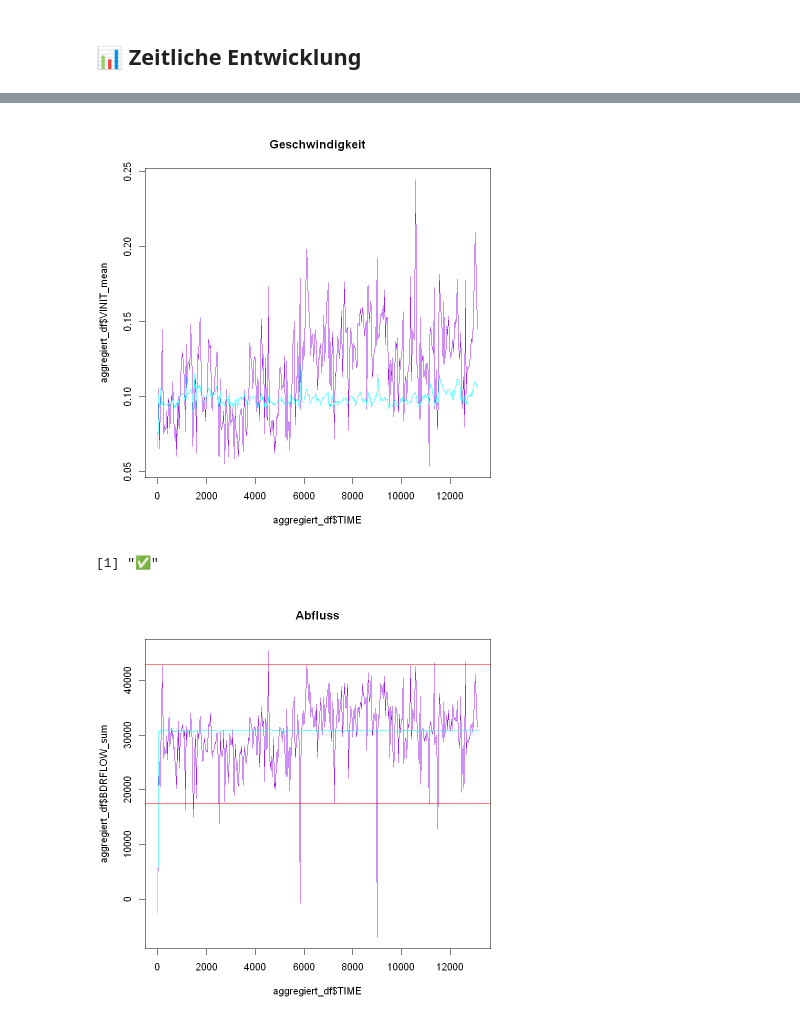
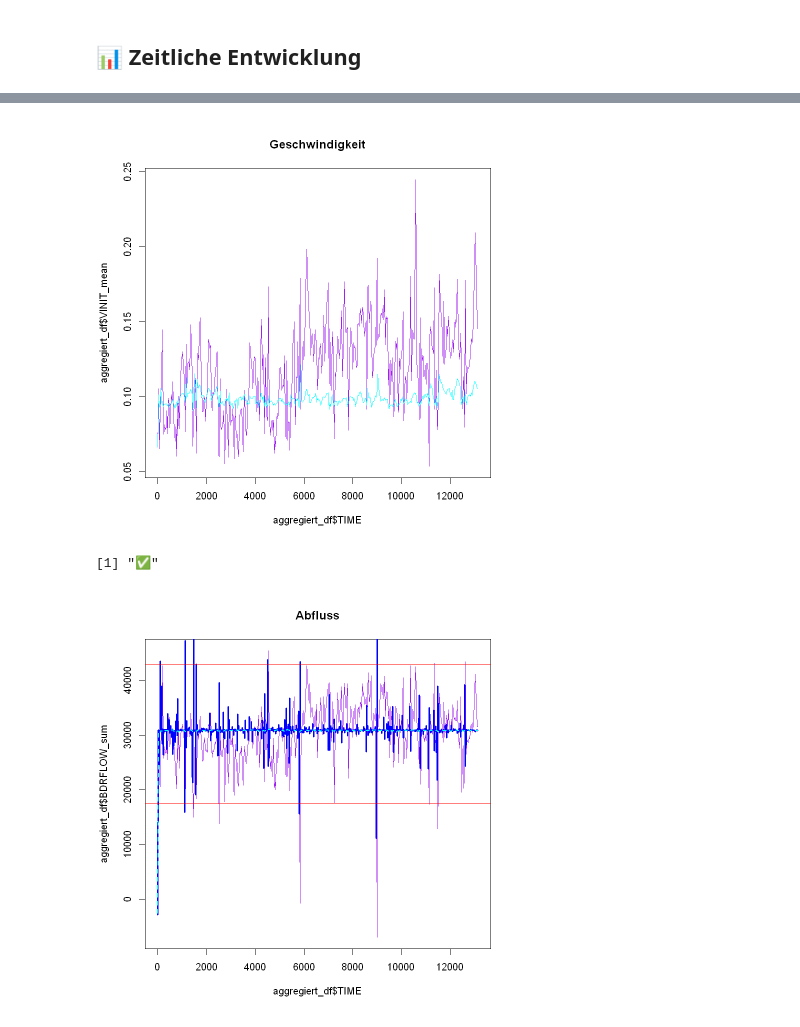
Before and after one commit to schelhorn19/Feflow_Flux_Issue, a Jupyter notebook: abfluss_modellierung_potenzfunktion_public_final_with_plots.ipynb, the cells around one changed output, grey strips where cells are left out. Cells and saved outputs as stored; diff of their text form; code cells hidden in the pictures.

```diff
--- a/abfluss_modellierung_potenzfunktion_public_final_with_plots.ipynb
+++ b/abfluss_modellierung_potenzfunktion_public_final_with_plots.ipynb
@@ -24,6 +42,9 @@ library(dplyr)
 # %%
 df_pq <- read.csv("./abstrom_aggregiert_subdomain_durchfluss.dat", sep=";")
 
+abfluss_history_charting <- read.csv("./Budget_History_charting_abstrom_flux.dat", sep="")
+names(abfluss_history_charting)
+head( abfluss_history_charting)
 plot(df_pq$h, df_pq$Q, pch = 19, col = "blue",
      main = "Nichtlineare Regression: Q ~ a*(h - h0)^b", xlab = "FINIT_mean (h)", ylab = "Q")
 print('✅')
@@ -129,22 +160,24 @@ Warning message:
 # %%
 # Hydraulic head
 plot(aggregiert_df$TIME, aggregiert_df$FINIT_mean, type="l", col="purple", main = "Hyhead")
 lines(aggregiert_df_result$TIME, aggregiert_df_result$FINIT_mean, col="cyan")
 
 # Geschwindigkeit
 plot(aggregiert_df$TIME, aggregiert_df$VINIT_mean, type="l", col="purple", main = "Geschwindigkeit")
 lines(aggregiert_df_result$TIME, aggregiert_df_result$VINIT_mean, col="cyan")
 
 # Abfluss
 plot(aggregiert_df$TIME, aggregiert_df$BDRFLOW_sum, type="l", col="purple", main = "Abfluss")
-lines(aggregiert_df_result$TIME, aggregiert_df_result$BDRFLOW_sum, col="cyan")
+lines(abfluss_history_charting$X,-abfluss_history_charting$Y, col="blue", lwd = 3 )
+lines(aggregiert_df_result$TIME, aggregiert_df_result$BDRFLOW_sum, col="cyan", lty= 2, lwd = 2)
+
 
 # Referenzlinien
 abline(h = q_result_min, col="red")
 abline(h = q_result_max, col="red")
 print('✅')
 # %% [output]
 [figure]
 [figure]
 [1] "✅"
-[figure, old version]
+[figure, new version]
```
Also changed, not shown: parts of 2 cells of this notebook.
